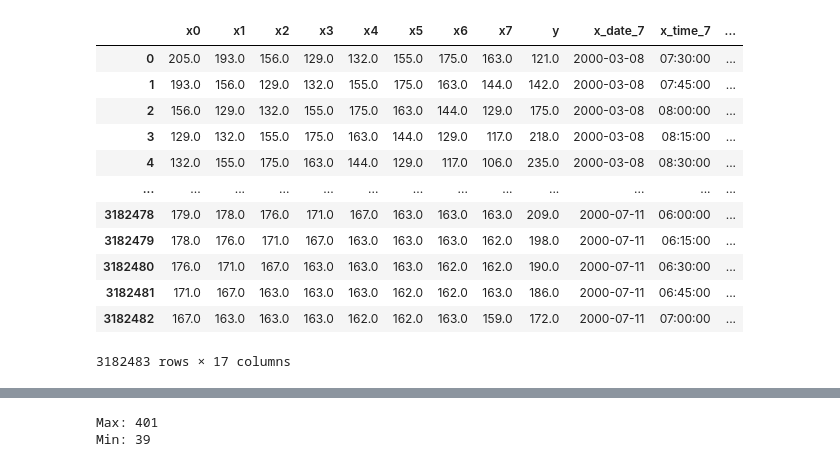
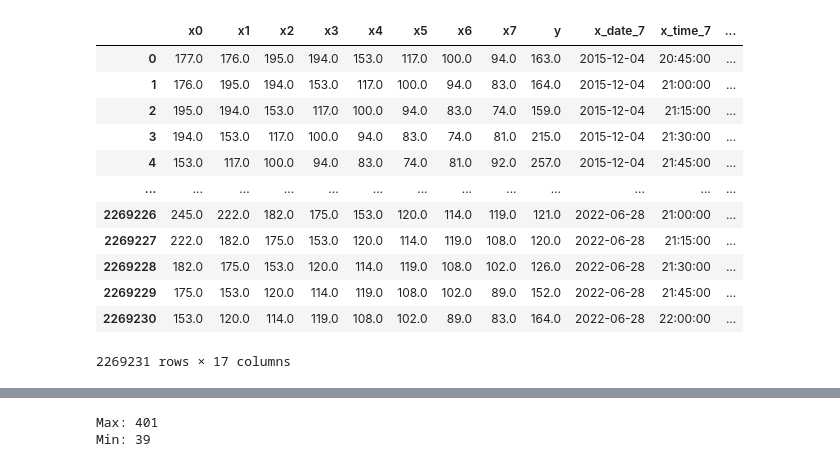
Before and after one commit to relief-t1d/relief-t1d-core, a Jupyter notebook: Miscellanea/OpenFiles/OpenParquet.ipynb, the cells around one changed output, grey strips where cells are left out. Cells and saved outputs as stored; diff of their text form; code cells hidden in the pictures.

Commit message:
Miscellanies V3.3 - OpenParquets to compare
Some modifications for compare parquets

```diff
--- a/Miscellanea/OpenFiles/OpenParquet.ipynb
+++ b/Miscellanea/OpenFiles/OpenParquet.ipynb
@@ -1,19 +1,20 @@
 # %%
 import pandas as pd
 # %%
-df = pd.read_parquet('c:/Users/Ciro/C/_UGR_PDI/RELIEF-T1D/Glucose_prediction_2026/models/windows_with_5folds_REPLACE-BG_PH12.parquet')
-df
+df1 = pd.read_parquet('c:/Users/Ciro/C/_UGR_PDI/RELIEF-T1D/Glucose_prediction_2026/Main_repo/Data_test/folds/windows_with_5folds_DiaTrend_PH8.parquet')
+df1 = df1.sort_values(by=['patient_id', 'x_date_7', 'x_time_7']).reset_index(drop=True)
+df1
 # %% [output]
 |  | x0 | x1 | x2 | x3 | x4 | x5 | x6 | x7 | y | x_date_7 | x_time_7 | ... |
-| 0 | 205.0 | 193.0 | 156.0 | 129.0 | 132.0 | 155.0 | 175.0 | 163.0 | 121.0 | 2000-03-08 | 07:30:00 | ... |
-| 1 | 193.0 | 156.0 | 129.0 | 132.0 | 155.0 | 175.0 | 163.0 | 144.0 | 142.0 | 2000-03-08 | 07:45:00 | ... |
-| 2 | 156.0 | 129.0 | 132.0 | 155.0 | 175.0 | 163.0 | 144.0 | 129.0 | 175.0 | 2000-03-08 | 08:00:00 | ... |
-| 3 | 129.0 | 132.0 | 155.0 | 175.0 | 163.0 | 144.0 | 129.0 | 117.0 | 218.0 | 2000-03-08 | 08:15:00 | ... |
-| 4 | 132.0 | 155.0 | 175.0 | 163.0 | 144.0 | 129.0 | 117.0 | 106.0 | 235.0 | 2000-03-08 | 08:30:00 | ... |
+| 0 | 177.0 | 176.0 | 195.0 | 194.0 | 153.0 | 117.0 | 100.0 | 94.0 | 163.0 | 2015-12-04 | 20:45:00 | ... |
+| 1 | 176.0 | 195.0 | 194.0 | 153.0 | 117.0 | 100.0 | 94.0 | 83.0 | 164.0 | 2015-12-04 | 21:00:00 | ... |
+| 2 | 195.0 | 194.0 | 153.0 | 117.0 | 100.0 | 94.0 | 83.0 | 74.0 | 159.0 | 2015-12-04 | 21:15:00 | ... |
+| 3 | 194.0 | 153.0 | 117.0 | 100.0 | 94.0 | 83.0 | 74.0 | 81.0 | 215.0 | 2015-12-04 | 21:30:00 | ... |
+| 4 | 153.0 | 117.0 | 100.0 | 94.0 | 83.0 | 74.0 | 81.0 | 92.0 | 257.0 | 2015-12-04 | 21:45:00 | ... |
 | ... | ... | ... | ... | ... | ... | ... | ... | ... | ... | ... | ... | ... |
-| 3182478 | 179.0 | 178.0 | 176.0 | 171.0 | 167.0 | 163.0 | 163.0 | 163.0 | 209.0 | 2000-07-11 | 06:00:00 | ... |
-| 3182479 | 178.0 | 176.0 | 171.0 | 167.0 | 163.0 | 163.0 | 163.0 | 162.0 | 198.0 | 2000-07-11 | 06:15:00 | ... |
-| 3182480 | 176.0 | 171.0 | 167.0 | 163.0 | 163.0 | 163.0 | 162.0 | 162.0 | 190.0 | 2000-07-11 | 06:30:00 | ... |
-| 3182481 | 171.0 | 167.0 | 163.0 | 163.0 | 163.0 | 162.0 | 162.0 | 163.0 | 186.0 | 2000-07-11 | 06:45:00 | ... |
-| 3182482 | 167.0 | 163.0 | 163.0 | 163.0 | 162.0 | 162.0 | 163.0 | 159.0 | 172.0 | 2000-07-11 | 07:00:00 | ... |
+| 2269226 | 245.0 | 222.0 | 182.0 | 175.0 | 153.0 | 120.0 | 114.0 | 119.0 | 121.0 | 2022-06-28 | 21:00:00 | ... |
+| 2269227 | 222.0 | 182.0 | 175.0 | 153.0 | 120.0 | 114.0 | 119.0 | 108.0 | 120.0 | 2022-06-28 | 21:15:00 | ... |
+| 2269228 | 182.0 | 175.0 | 153.0 | 120.0 | 114.0 | 119.0 | 108.0 | 102.0 | 126.0 | 2022-06-28 | 21:30:00 | ... |
+| 2269229 | 175.0 | 153.0 | 120.0 | 114.0 | 119.0 | 108.0 | 102.0 | 89.0 | 152.0 | 2022-06-28 | 21:45:00 | ... |
+| 2269230 | 153.0 | 120.0 | 114.0 | 119.0 | 108.0 | 102.0 | 89.0 | 83.0 | 164.0 | 2022-06-28 | 22:00:00 | ... |
-3182483 rows × 17 columns
+2269231 rows × 17 columns
```
Also changed, not shown: parts of 13 cells of this notebook, 1 other file.
